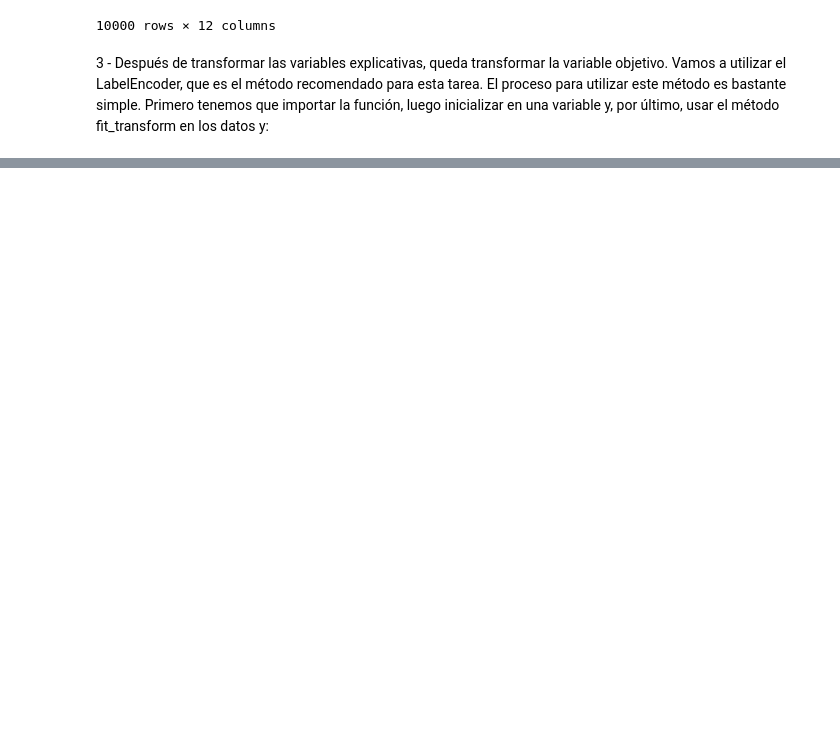
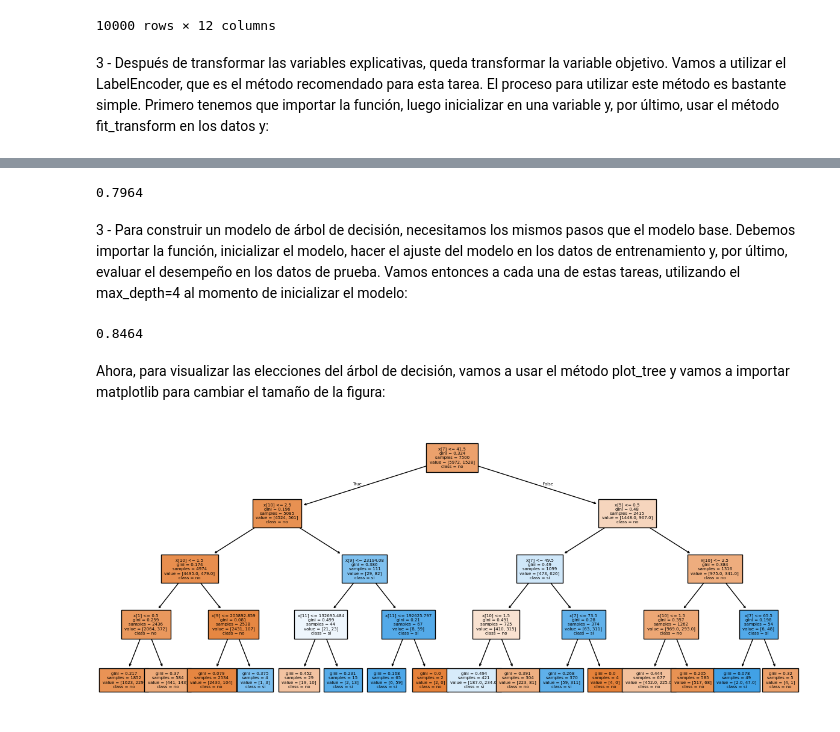
Before and after one commit to AndresCMontejo/clasificaci-ndedatos_conmachinelearning, a Jupyter notebook: Practica_Clasificación.ipynb, the cells around one changed output, grey strips where cells are left out. Drawn from its saved outputs; the diff is of its cells as text; code cells hidden in the pictures; blank space fills up the shorter version.

```diff
--- a/Practica_Clasificación.ipynb
+++ b/Practica_Clasificación.ipynb
@@ -174,0 +186,2 @@ y = label_encoder.fit_transform(y)
+# %%
+x_train, x_test, y_train, y_test = train_test_split(x, y, stratify = y,  random_state = 5)
@@ -174,0 +194,9 @@ y = label_encoder.fit_transform(y)
+# %%
+dummy = DummyClassifier()
+dummy.fit(x_train, y_train)
+
+dummy.score(x_test, y_test)
+# %% [output]
+0.7964
+# %% [markdown]
+3 - Para construir un modelo de árbol de decisión, necesitamos los mismos pasos que el modelo base. Debemos importar la función, inicializar el modelo, hacer el ajuste del modelo en los datos de entrenamiento y, por último, evaluar el desempeño en los datos de prueba. Vamos entonces a cada una de estas tareas, utilizando el max_depth=4 al momento de inicializar el modelo:
@@ -174,0 +205,9 @@ y = label_encoder.fit_transform(y)
+# %%
+arbol = DecisionTreeClassifier(max_depth = 4, random_state =5)
+arbol.fit(x_train, y_train)
+
+arbol.score(x_test, y_test)
+# %% [output]
+0.8464
+# %% [markdown]
+Ahora, para visualizar las elecciones del árbol de decisión, vamos a usar el método plot_tree y vamos a importar matplotlib para cambiar el tamaño de la figura:
@@ -174,0 +217,5 @@ y = label_encoder.fit_transform(y)
+# %%
+plt.figure(figsize = (15, 6))
+plot_tree(arbol, filled = True, class_names = ['no', 'sí'], fontsize = 5);
+# %% [output]
+[figure, added]
```
Also changed, not shown: parts of 9 cells of this notebook.
